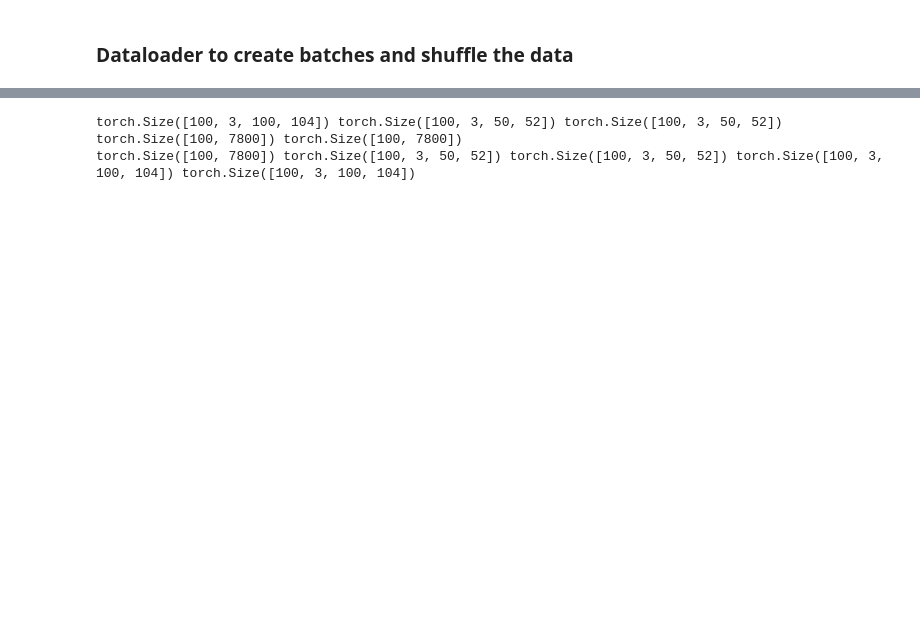
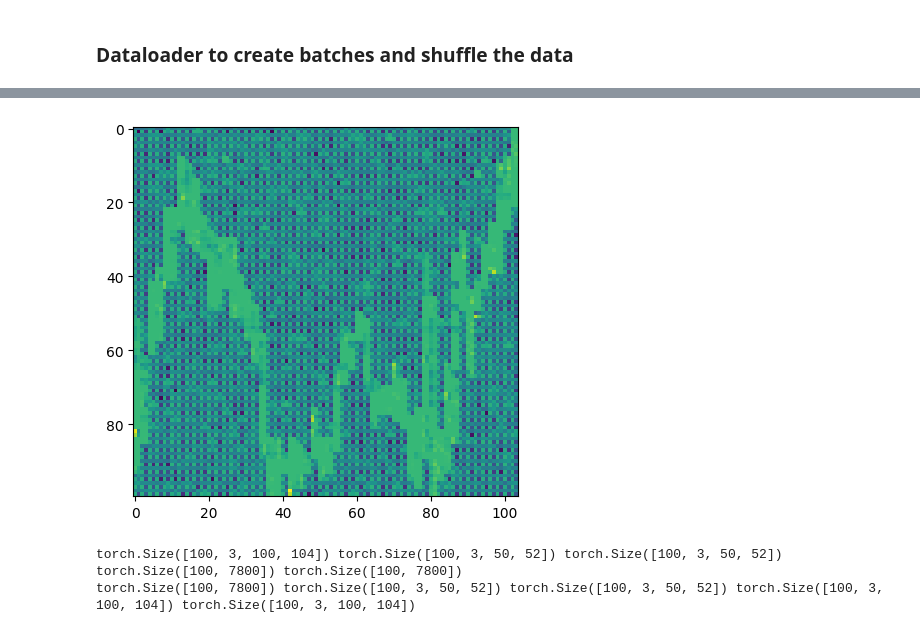
Before and after one commit to samuel-renaud/stock_pattern_AI, a Jupyter notebook: candle_vae.ipynb, the cells around one changed output, grey strips where cells are left out. Drawn from its saved outputs; the diff is of its cells as text; code cells hidden in the pictures; blank space fills up the shorter version.

```diff
--- a/candle_vae.ipynb
+++ b/candle_vae.ipynb
@@ -97 +102,8 @@ tensor(-0.2588, device='cuda:0', grad_fn=<MaxBackward1>)
+# %%
+import matplotlib.pyplot as plt
+for i in range(1):
+    plt.figure()
+    plt.imshow(output[i][2].to('cpu').detach())
+# %% [output]
+[figure, added]
 # %%
```
Also changed, not shown: parts of 7 cells of this notebook, 2 other files.
